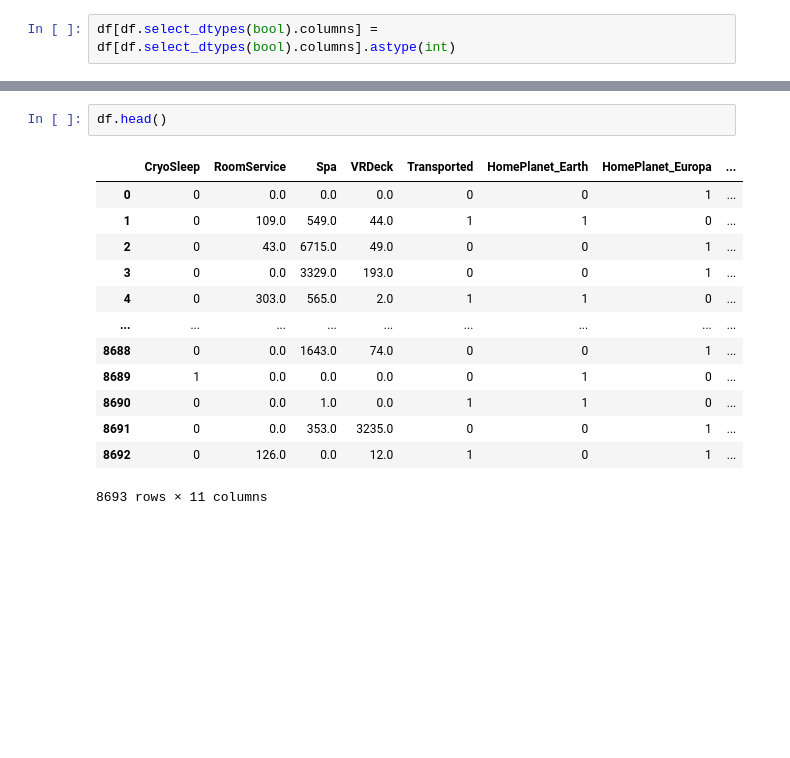
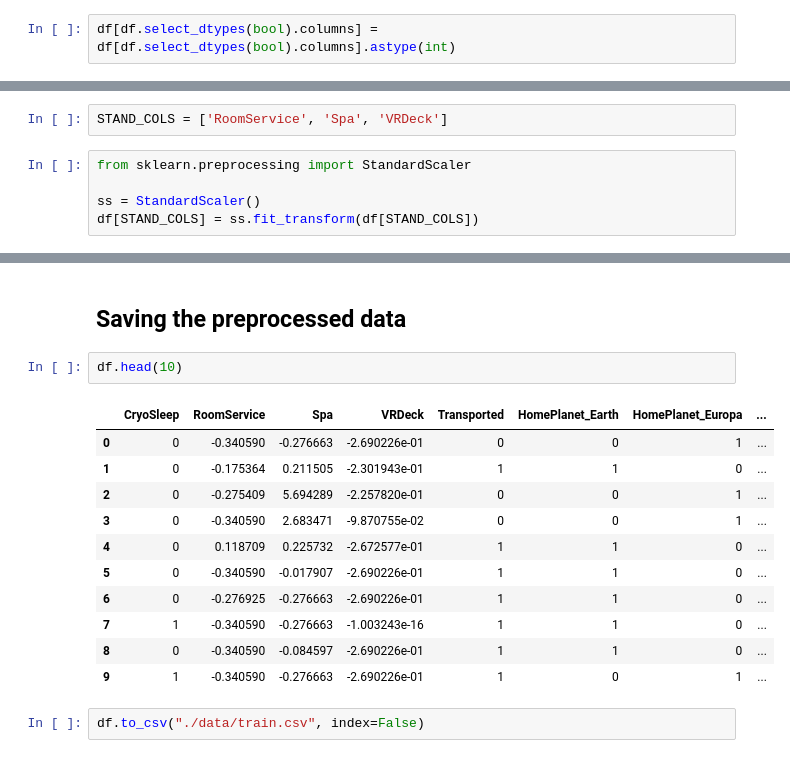
Before and after one commit to AveePB/Kaggle, a Jupyter notebook: F.spaceship-titanic/preprocessing.ipynb, the cells around one changed output, grey strips where cells are left out. Drawn from its saved outputs; the diff is of its cells as text; blank space fills up the shorter version.

Commit message:
Completed the preprocessing & model selection

```diff
--- a/F.spaceship-titanic/preprocessing.ipynb
+++ b/F.spaceship-titanic/preprocessing.ipynb
@@ -334,0 +358,7 @@ df[df.select_dtypes(bool).columns] = df[df.select_dtypes(bool).columns].astype(i
+# %%
+STAND_COLS = ['RoomService', 'Spa', 'VRDeck']
+# %%
+from sklearn.preprocessing import StandardScaler
+
+ss = StandardScaler()
+df[STAND_COLS] = ss.fit_transform(df[STAND_COLS])
@@ -335,16 +377,18 @@ df[df.select_dtypes(bool).columns] = df[df.select_dtypes(bool).columns].astype(i
+# %% [markdown]
+## Saving the preprocessed data
 # %%
-df.head()
+df.head(10)
 # %% [output]
 |  | CryoSleep | RoomService | Spa | VRDeck | Transported | HomePlanet_Earth | HomePlanet_Europa | ... |
-| 0 | 0 | 0.0 | 0.0 | 0.0 | 0 | 0 | 1 | ... |
-| 1 | 0 | 109.0 | 549.0 | 44.0 | 1 | 1 | 0 | ... |
-| 2 | 0 | 43.0 | 6715.0 | 49.0 | 0 | 0 | 1 | ... |
-| 3 | 0 | 0.0 | 3329.0 | 193.0 | 0 | 0 | 1 | ... |
-| 4 | 0 | 303.0 | 565.0 | 2.0 | 1 | 1 | 0 | ... |
-| ... | ... | ... | ... | ... | ... | ... | ... | ... |
-| 8688 | 0 | 0.0 | 1643.0 | 74.0 | 0 | 0 | 1 | ... |
-| 8689 | 1 | 0.0 | 0.0 | 0.0 | 0 | 1 | 0 | ... |
-| 8690 | 0 | 0.0 | 1.0 | 0.0 | 1 | 1 | 0 | ... |
-| 8691 | 0 | 0.0 | 353.0 | 3235.0 | 0 | 0 | 1 | ... |
-| 8692 | 0 | 126.0 | 0.0 | 12.0 | 1 | 0 | 1 | ... |
+| 0 | 0 | -0.340590 | -0.276663 | -2.690226e-01 | 0 | 0 | 1 | ... |
+| 1 | 0 | -0.175364 | 0.211505 | -2.301943e-01 | 1 | 1 | 0 | ... |
+| 2 | 0 | -0.275409 | 5.694289 | -2.257820e-01 | 0 | 0 | 1 | ... |
+| 3 | 0 | -0.340590 | 2.683471 | -9.870755e-02 | 0 | 0 | 1 | ... |
+| 4 | 0 | 0.118709 | 0.225732 | -2.672577e-01 | 1 | 1 | 0 | ... |
+| 5 | 0 | -0.340590 | -0.017907 | -2.690226e-01 | 1 | 1 | 0 | ... |
+| 6 | 0 | -0.276925 | -0.276663 | -2.690226e-01 | 1 | 1 | 0 | ... |
+| 7 | 1 | -0.340590 | -0.276663 | -1.003243e-16 | 1 | 1 | 0 | ... |
+| 8 | 0 | -0.340590 | -0.084597 | -2.690226e-01 | 1 | 1 | 0 | ... |
+| 9 | 1 | -0.340590 | -0.276663 | -2.690226e-01 | 1 | 0 | 1 | ... |
-8693 rows × 11 columns
+# %%
+df.to_csv("./data/train.csv", index=False)
```
Also changed, not shown: parts of 4 cells of this notebook, 2 other files.
